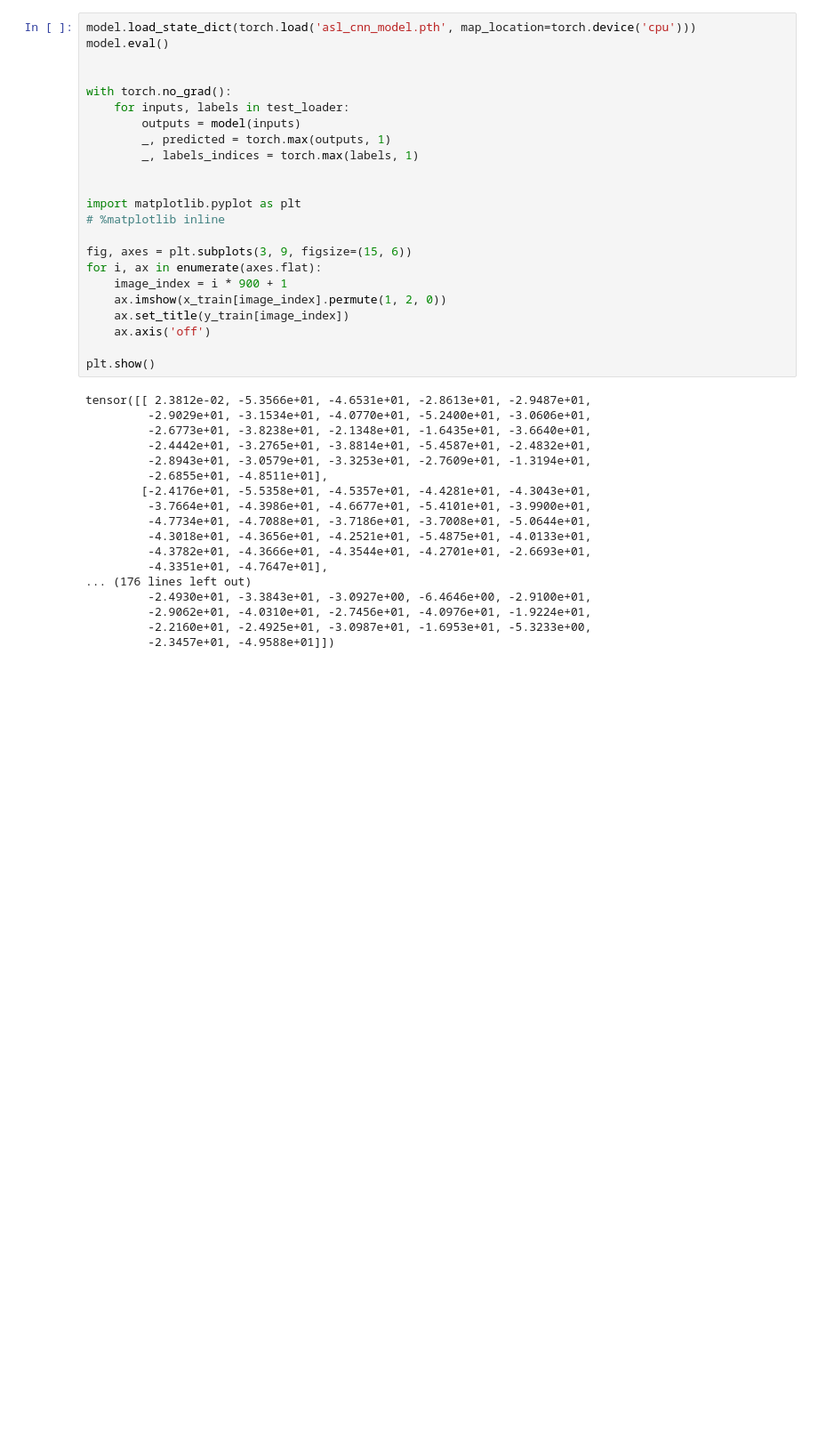
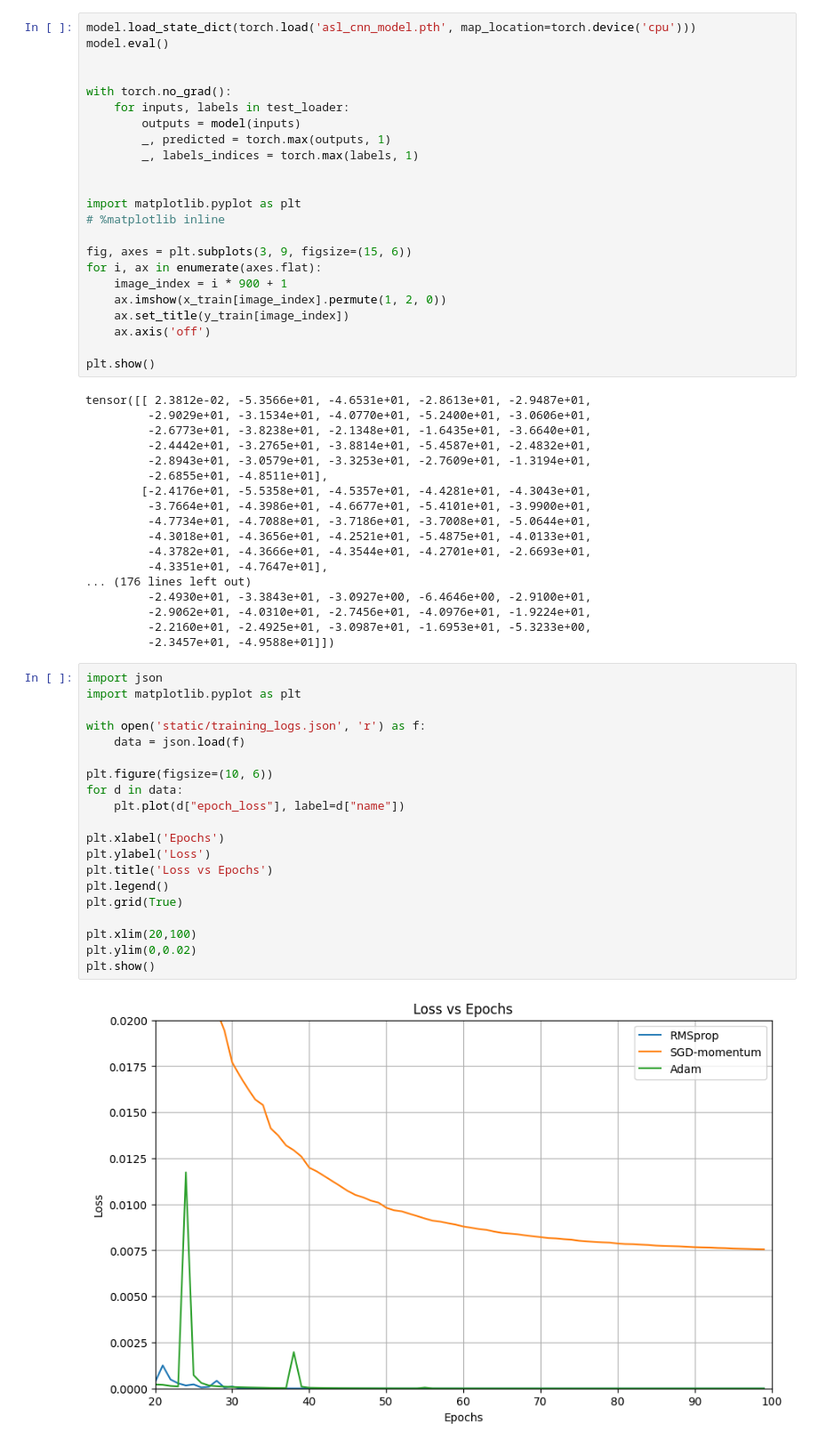
Before and after one commit to AmitAaranya/ASL-Recognition-with-CNN-PyTorch, a Jupyter notebook: notebook.ipynb, the cells around one changed output. Shown: that part at 89% size. Saved outputs shown, nothing was run; the diff lists cells and outputs as text; blank space fills up the shorter version.

Commit message:
Training losses comparison with different optimizers

```diff
--- a/notebook.ipynb
+++ b/notebook.ipynb
@@ -241,3 +241,25 @@ tensor([[ 2.3812e-02, -5.3566e+01, -4.6531e+01, -2.8613e+01, -2.9487e+01,
          -2.9062e+01, -4.0310e+01, -2.7456e+01, -4.0976e+01, -1.9224e+01,
          -2.2160e+01, -2.4925e+01, -3.0987e+01, -1.6953e+01, -5.3233e+00,
          -2.3457e+01, -4.9588e+01]])
+# %%
+import json
+import matplotlib.pyplot as plt
+
+with open('static/training_logs.json', 'r') as f:
+    data = json.load(f)
+
+plt.figure(figsize=(10, 6))
+for d in data:
+    plt.plot(d["epoch_loss"], label=d["name"])
+
+plt.xlabel('Epochs')
+plt.ylabel('Loss')
+plt.title('Loss vs Epochs')
+plt.legend()
+plt.grid(True)
+
+plt.xlim(20,100)
+plt.ylim(0,0.02)
+plt.show()
+# %% [output]
+[figure, added]
```
Also changed, not shown: parts of 1 cell of this notebook, 2 other files.
